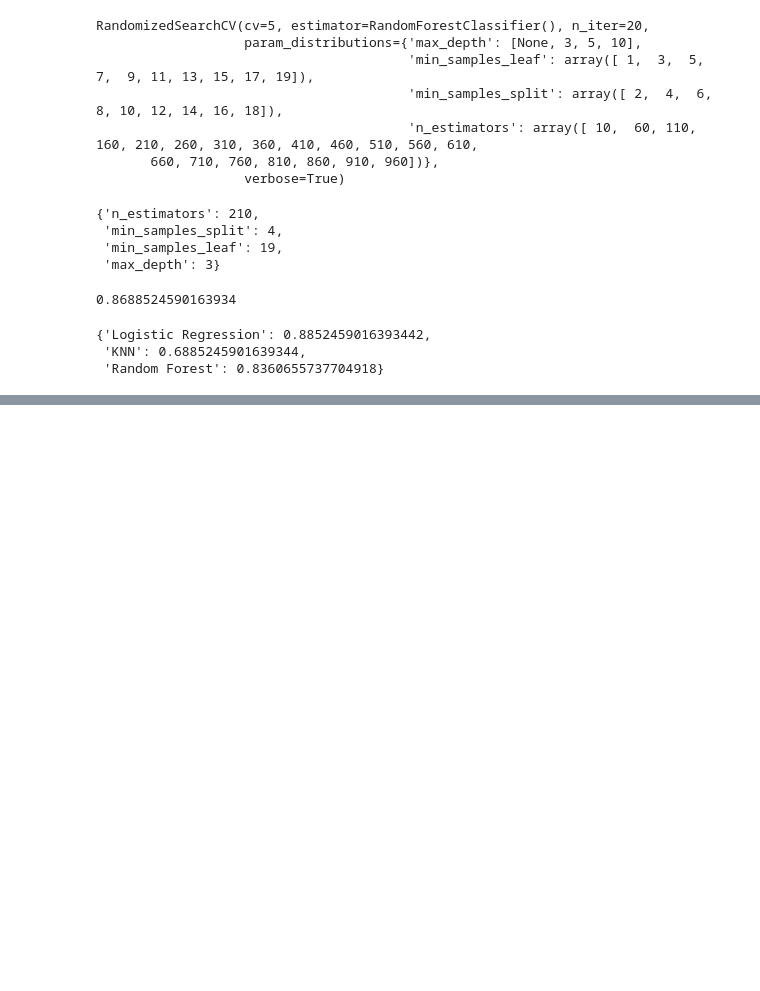
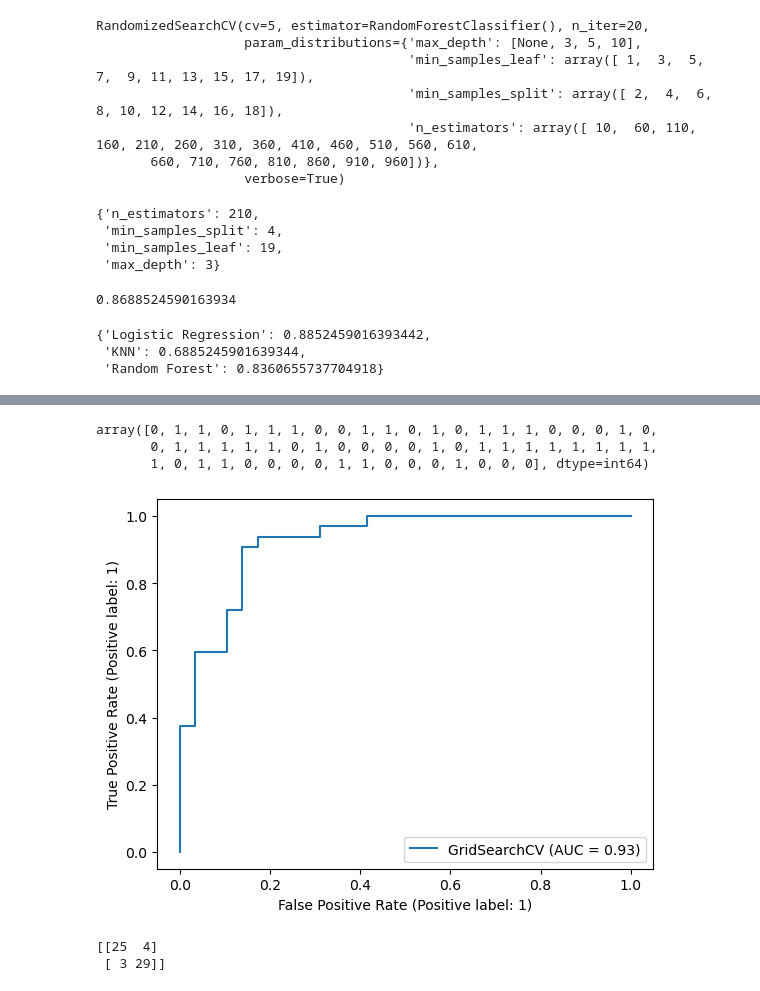
Before and after one commit to VaibhavGoel01/Heart-Dis-ML, a Jupyter notebook: Heart-Dis-Classification.ipynb, the cells around one changed output, grey strips where cells are left out. Cells and saved outputs as stored; diff of their text form; code cells hidden in the pictures; blank space fills up the shorter version.

```diff
--- a/Heart-Dis-Classification.ipynb
+++ b/Heart-Dis-Classification.ipynb
@@ -685,0 +698,20 @@ gs_log_reg.score(X_test, y_test)
+# %%
+y_preds
+# %% [output]
+array([0, 1, 1, 0, 1, 1, 1, 0, 0, 1, 1, 0, 1, 0, 1, 1, 1, 0, 0, 0, 1, 0,
+       0, 1, 1, 1, 1, 1, 0, 1, 0, 0, 0, 0, 1, 0, 1, 1, 1, 1, 1, 1, 1, 1,
+       1, 0, 1, 1, 0, 0, 0, 0, 1, 1, 0, 0, 0, 1, 0, 0, 0], dtype=int64)
+# %%
+#Plot ROC curve and calculate the AUC metric
+from sklearn.metrics import RocCurveDisplay
+RocCurveDisplay.from_estimator(estimator = gs_log_reg,
+                               X=X_test,
+                               y=y_test);
+# %% [output]
+[figure, added]
+# %%
+#Confusion matrix
+print(confusion_matrix(y_test, y_preds))
+# %% [output]
+[[25  4]
+ [ 3 29]]
```
Also changed, not shown: parts of 33 cells of this notebook.
